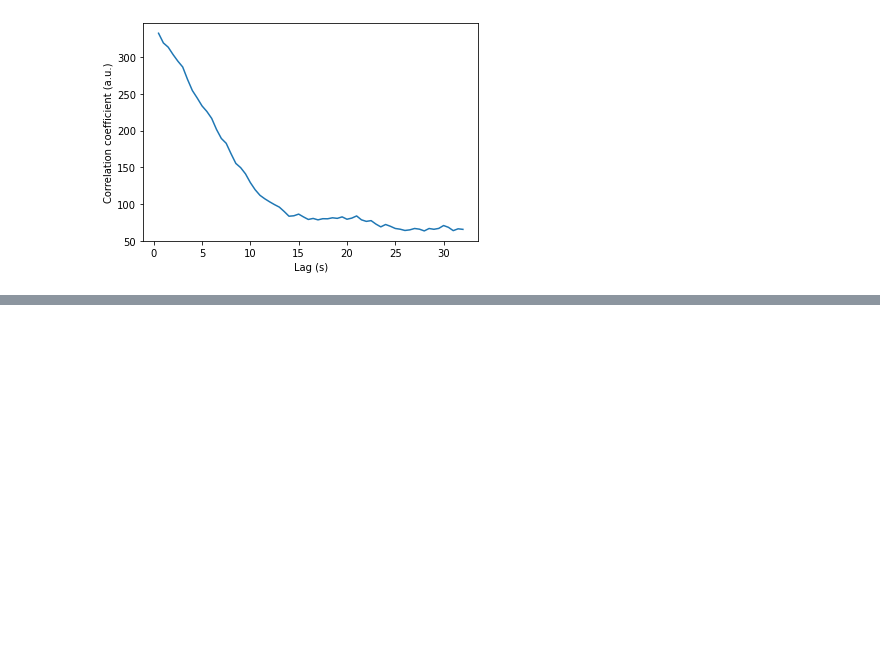
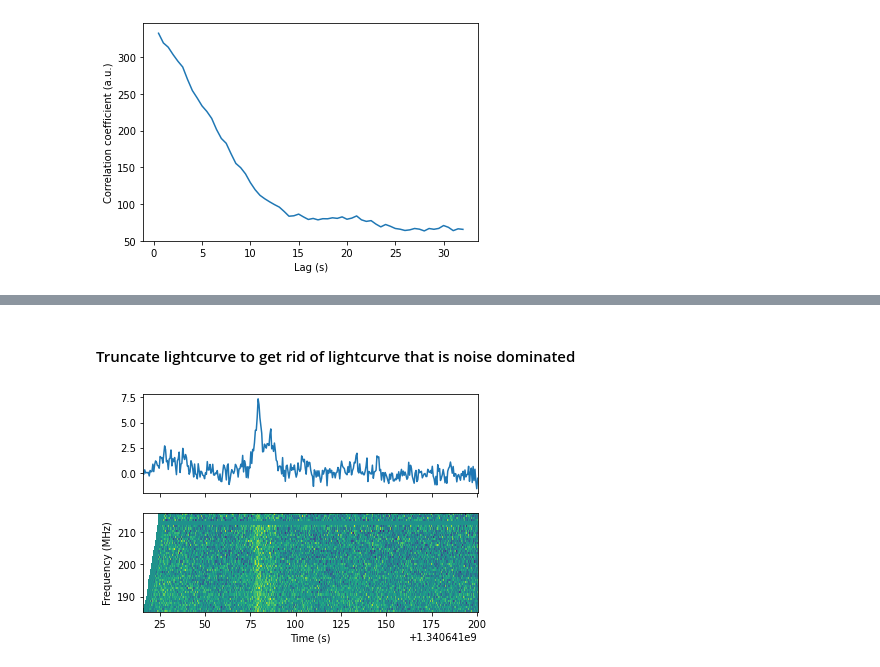
Before and after one commit to nhurleywalker/GPMTransient, a Jupyter notebook: dynspec/autocorrelation.ipynb, the cells around one changed output, grey strips where cells are left out. Saved outputs shown, nothing was run; the diff lists cells and outputs as text; code cells hidden in the pictures; blank space fills up the shorter version.

```diff
--- a/dynspec/autocorrelation.ipynb
+++ b/dynspec/autocorrelation.ipynb
@@ -61,0 +90,12 @@ plot_autocorrelate(autocorred, dynspec_pruned.dt)
+# %% [markdown]
+#### Truncate lightcurve to get rid of lightcurve that is noise dominated
+# %%
+dynspec_pruned = copy.deepcopy(dynspec)
+#dynspec_pruned.prune_time(230, before=True, after=False)
+dynspec_pruned.prune_time(120, before=False, after=True)
+
+fig, axs = plt.subplots(nrows=2, ncols=1, sharex=True)
+dynspec_pruned.plot(axs[1])
+dynspec_pruned.plot_lightcurve(axs[0])
+# %% [output]
+[figure, added]
```
Also changed, not shown: parts of 49 cells of this notebook.
